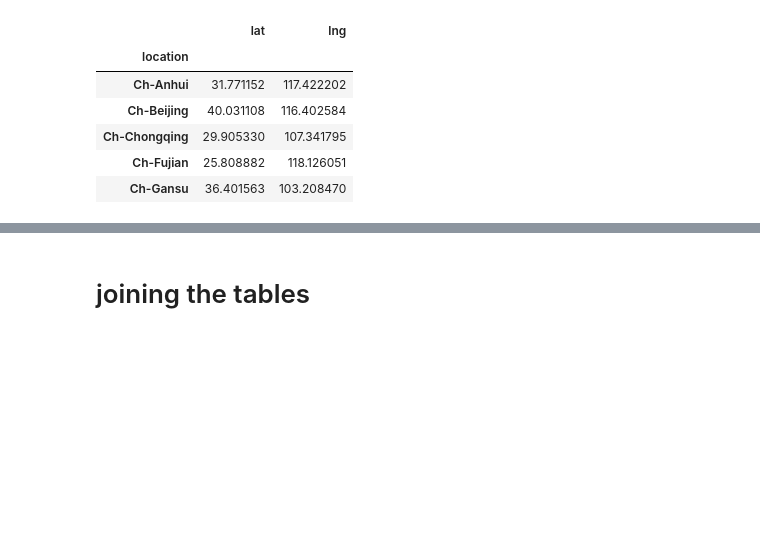
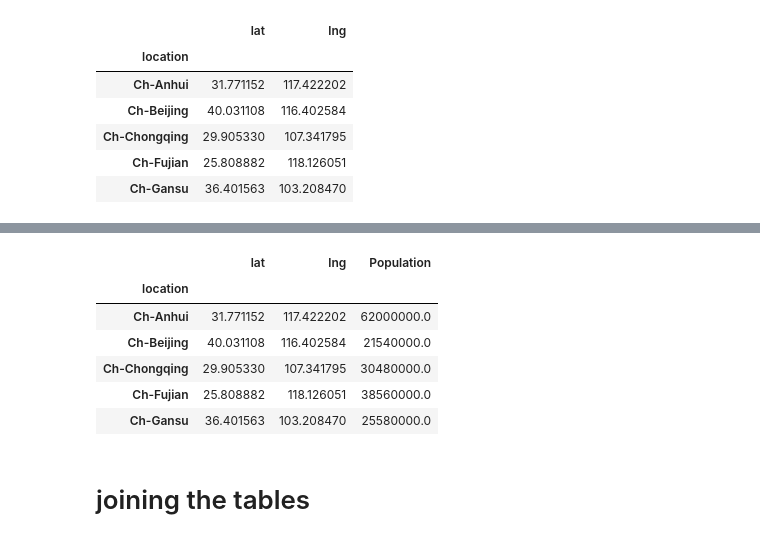
Before and after one commit to juliocrn94/CoronaVirus_ML, a Jupyter notebook: Part2.ipynb, the cells around one changed output, grey strips where cells are left out. Drawn from its saved outputs; the diff is of its cells as text; code cells hidden in the pictures; blank space fills up the shorter version.

```diff
--- a/Part2.ipynb
+++ b/Part2.ipynb
@@ -37,0 +33,3 @@ KeyError: "None of ['location'] are in the columns"
+# %%
+pop_china_r = pop_china_r.set_index('location').rename(columns={'population_r':'Population'})
+pop_china_r.head()
@@ -38,3 +44,15 @@ KeyError: "None of ['location'] are in the columns"
+# %%
+pop_china2 = pop_china2.join(pop_china_r)
+# %%
+pop_china2.head()
+# %% [output]
+|  | lat | lng | Population |
+| location |  |  |  |
+| Ch-Anhui | 31.771152 | 117.422202 | 62000000.0 |
+| Ch-Beijing | 40.031108 | 116.402584 | 21540000.0 |
+| Ch-Chongqing | 29.905330 | 107.341795 | 30480000.0 |
+| Ch-Fujian | 25.808882 | 118.126051 | 38560000.0 |
+| Ch-Gansu | 36.401563 | 103.208470 | 25580000.0 |
 # %% [markdown]
 # joining the tables
 # %%
```
Also changed, not shown: parts of 6 cells of this notebook, 1 other file.
